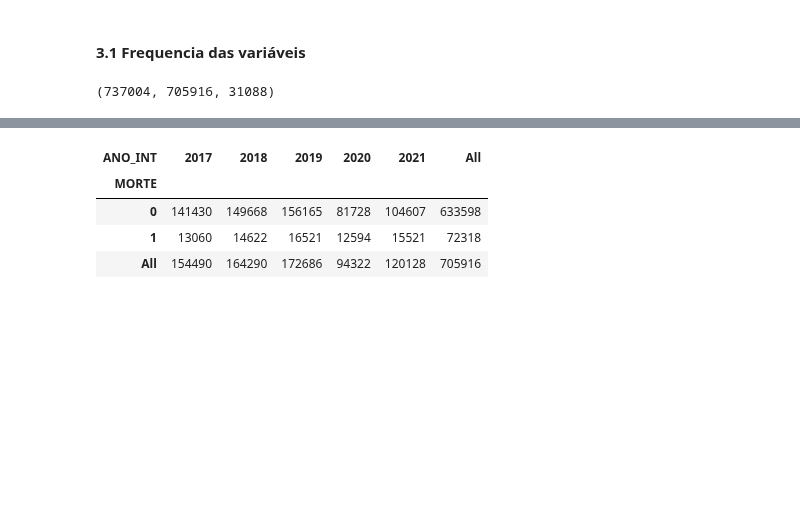
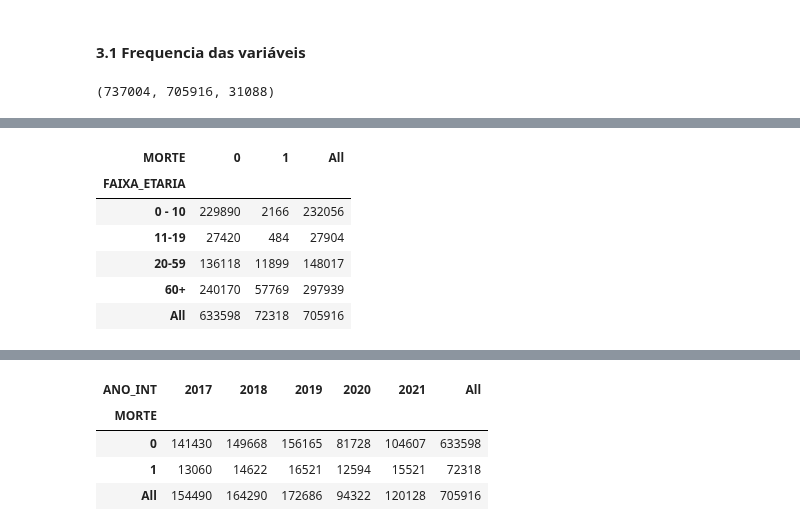
Before and after one commit to daniellybx/projeto_predicao_pneumonia, a Jupyter notebook: 02_analise_exploratoria.ipynb, the cells around one changed output, grey strips where cells are left out. Drawn from its saved outputs; the diff is of its cells as text; code cells hidden in the pictures; blank space fills up the shorter version.

```diff
--- a/02_analise_exploratoria.ipynb
+++ b/02_analise_exploratoria.ipynb
@@ -265,0 +275,12 @@ sexo
+# %%
+#MORTALIDADE POR FAIXA ETÁRIA
+mortalidade_por_fe = pd.DataFrame(pd.crosstab(sih_pneumo2["FAIXA_ETARIA"], sih_pneumo2["MORTE"], margins=True))
+mortalidade_por_fe
+# %% [output]
+| MORTE | 0 | 1 | All |
+| FAIXA_ETARIA |  |  |  |
+| 0 - 10 | 229890 | 2166 | 232056 |
+| 11-19 | 27420 | 484 | 27904 |
+| 20-59 | 136118 | 11899 | 148017 |
+| 60+ | 240170 | 57769 | 297939 |
+| All | 633598 | 72318 | 705916 |
```
Also changed, not shown: parts of 8 cells of this notebook.
